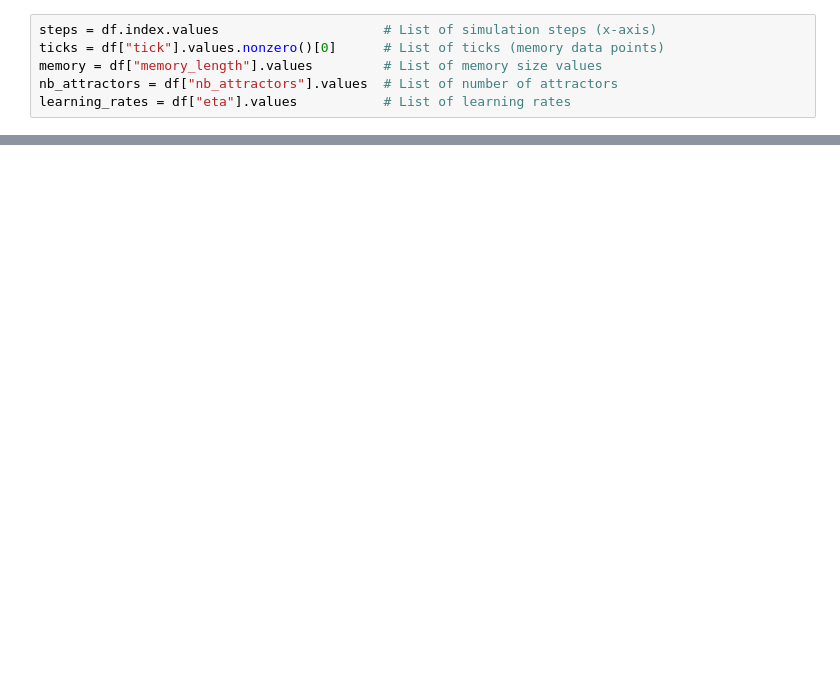
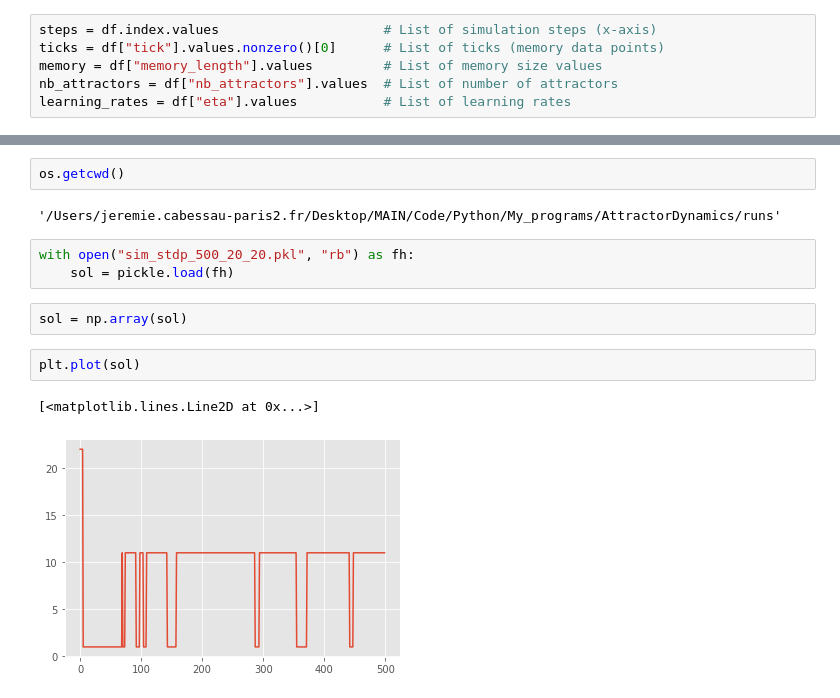
Before and after one commit to JeremCab/AttractorDynamics, a Jupyter notebook: runs/plots.ipynb, the cells around one changed output, grey strips where cells are left out. Cells and saved outputs as stored; diff of their text form; blank space fills up the shorter version.

```diff
--- a/runs/plots.ipynb
+++ b/runs/plots.ipynb
@@ -76,0 +78,14 @@ plt.show()
+# %%
+os.getcwd()
+# %% [output]
+'/Users/jeremie.cabessau-paris2.fr/Desktop/MAIN/Code/Python/My_programs/AttractorDynamics/runs'
+# %%
+with open("sim_stdp_500_20_20.pkl", "rb") as fh:
+    sol = pickle.load(fh)
+# %%
+sol = np.array(sol)
+# %%
+plt.plot(sol)
+# %% [output]
+[<matplotlib.lines.Line2D at 0x...>]
+[figure, added]
```
Also changed, not shown: parts of 3 cells of this notebook, 11 other files.
